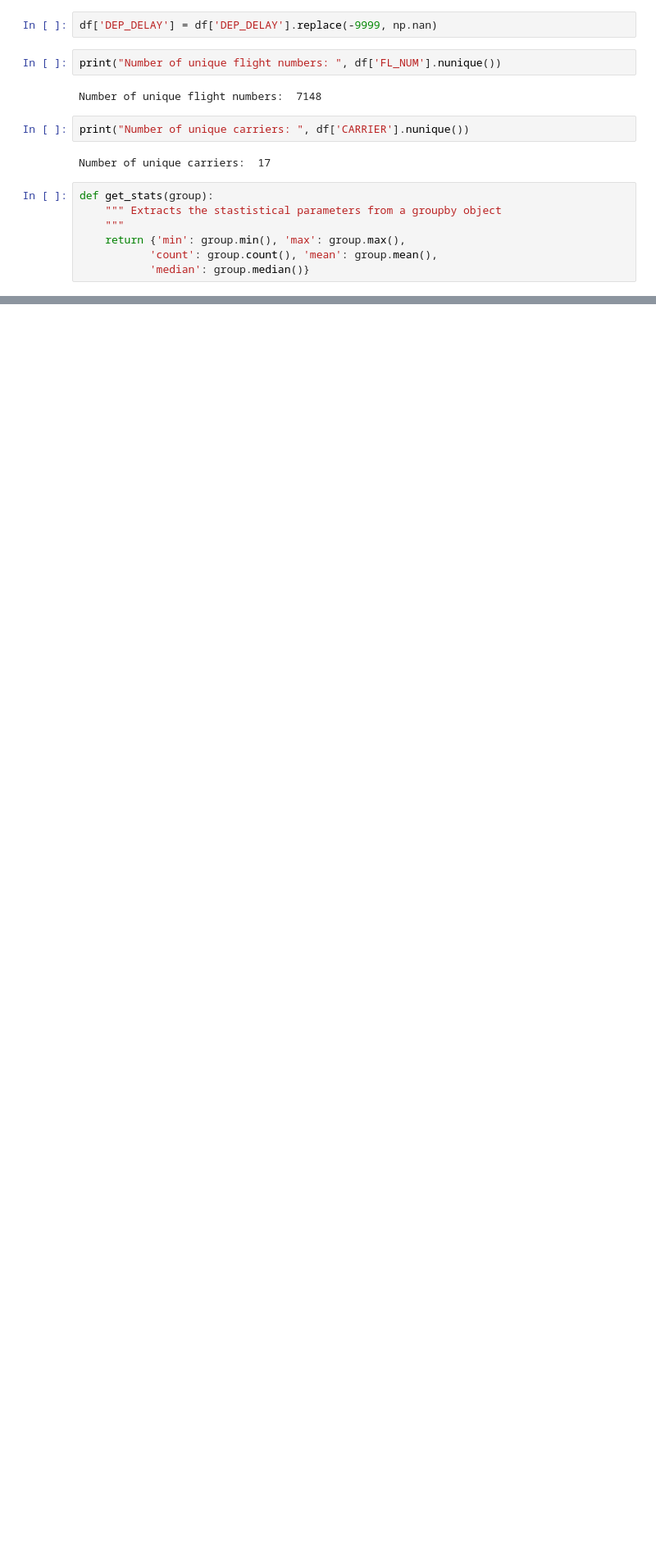
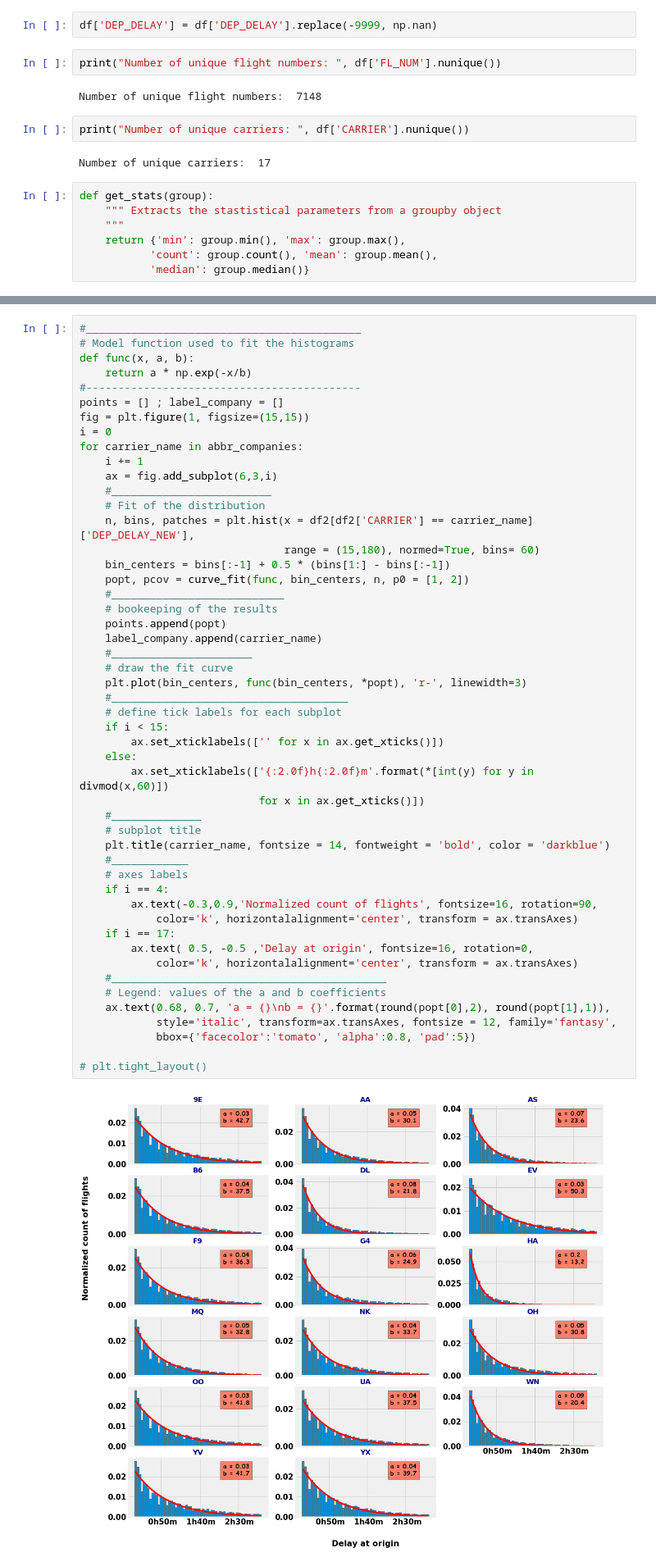
Before and after one commit to sheelabhadra/Pi-star-Skyblazers-DSC-2020, a Jupyter notebook: notebooks/EDA.ipynb, the cells around one changed output, grey strips where cells are left out. Shown: that part at 82% size. Saved outputs shown, nothing was run; the diff lists cells and outputs as text; blank space fills up the shorter version.

```diff
--- a/notebooks/EDA.ipynb
+++ b/notebooks/EDA.ipynb
@@ -190,0 +233,52 @@ plt.tight_layout(w_pad=3)
+# %%
+#___________________________________________
+# Model function used to fit the histograms
+def func(x, a, b):
+    return a * np.exp(-x/b)
+#-------------------------------------------
+points = [] ; label_company = []
+fig = plt.figure(1, figsize=(15,15))
+i = 0
+for carrier_name in abbr_companies:
+    i += 1
+    ax = fig.add_subplot(6,3,i)
+    #_________________________
+    # Fit of the distribution
+    n, bins, patches = plt.hist(x = df2[df2['CARRIER'] == carrier_name]['DEP_DELAY_NEW'],
+                                range = (15,180), normed=True, bins= 60)
+    bin_centers = bins[:-1] + 0.5 * (bins[1:] - bins[:-1])
+    popt, pcov = curve_fit(func, bin_centers, n, p0 = [1, 2])
+    #___________________________
+    # bookeeping of the results
+    points.append(popt)
+    label_company.append(carrier_name)
+    #______________________
+    # draw the fit curve
+    plt.plot(bin_centers, func(bin_centers, *popt), 'r-', linewidth=3)
+    #_____________________________________
+    # define tick labels for each subplot
+    if i < 15:
+        ax.set_xticklabels(['' for x in ax.get_xticks()])
+    else:
+        ax.set_xticklabels(['{:2.0f}h{:2.0f}m'.format(*[int(y) for y in divmod(x,60)])
+                            for x in ax.get_xticks()])
+    #______________
+    # subplot title
+    plt.title(carrier_name, fontsize = 14, fontweight = 'bold', color = 'darkblue')
+    #____________
+    # axes labels
+    if i == 4:
+        ax.text(-0.3,0.9,'Normalized count of flights', fontsize=16, rotation=90,
+            color='k', horizontalalignment='center', transform = ax.transAxes)
+    if i == 17:
+        ax.text( 0.5, -0.5 ,'Delay at origin', fontsize=16, rotation=0,
+            color='k', horizontalalignment='center', transform = ax.transAxes)
+    #___________________________________________
+    # Legend: values of the a and b coefficients
+    ax.text(0.68, 0.7, 'a = {}\nb = {}'.format(round(popt[0],2), round(popt[1],1)),
+            style='italic', transform=ax.transAxes, fontsize = 12, family='fantasy',
+            bbox={'facecolor':'tomato', 'alpha':0.8, 'pad':5})
+
+# plt.tight_layout()
+# %% [output]
+[figure, added]
```
Also changed, not shown: parts of 23 cells of this notebook.
